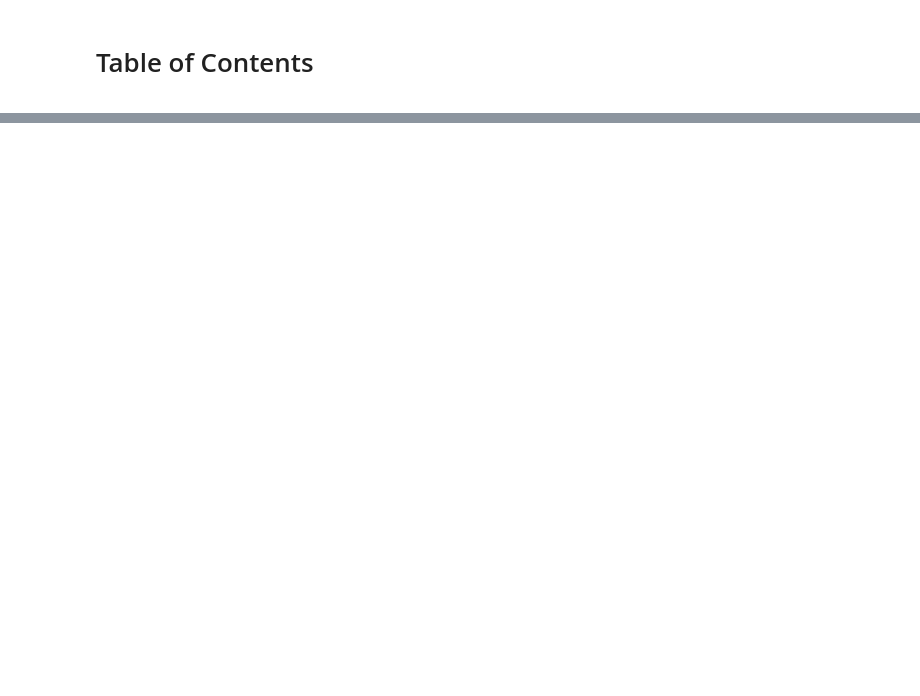
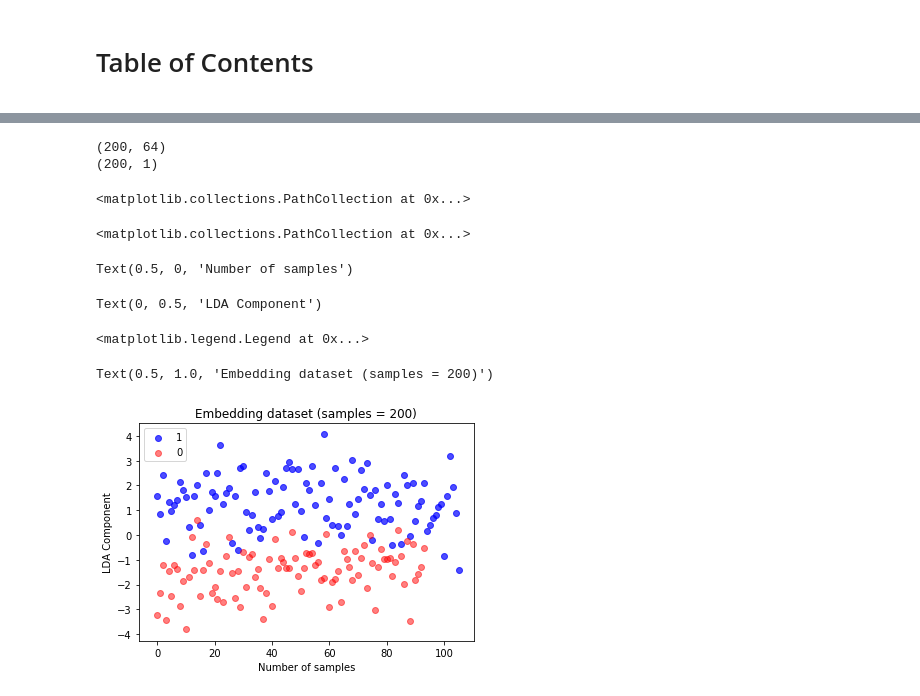
Before and after one commit to timpostuvan/link-prediction-facebook100, a Jupyter notebook: Feature Analysis.ipynb, the cells around one changed output, grey strips where cells are left out. Cells and saved outputs as stored; diff of their text form; code cells hidden in the pictures; blank space fills up the shorter version.

```diff
--- a/Feature Analysis.ipynb
+++ b/Feature Analysis.ipynb
@@ -403,0 +73,26 @@ test_data.to_csv('node2vec_test.csv.gz', compression='gzip',index=False,sep='\t'
+# %%
+print(X.shape)
+lda = LinearDiscriminantAnalysis()
+X_lda = lda.fit(X, y).transform(X)
+print(X_lda.shape)
+ones = y==1
+zeros = y==0
+
+plt.scatter(x=list(range(X_lda[ones].shape[0])),y=X_lda[ones],c='b',alpha=0.7,label='1')
+plt.scatter(x=list(range(X_lda[zeros].shape[0])),y=X_lda[zeros],c='r',alpha=0.5,label='0')
+plt.xlabel("Number of samples")
+plt.ylabel("LDA Component")
+plt.legend(loc='best')
+plt.title('Embedding dataset (samples = 200)')
+plt.savefig('emblda')
+plt.show()
+# %% [output]
+(200, 64)
+(200, 1)
+<matplotlib.collections.PathCollection at 0x...>
+<matplotlib.collections.PathCollection at 0x...>
+Text(0.5, 0, 'Number of samples')
+Text(0, 0.5, 'LDA Component')
+<matplotlib.legend.Legend at 0x...>
+Text(0.5, 1.0, 'Embedding dataset (samples = 200)')
+[figure, added]
```
Also changed, not shown: parts of 40 cells of this notebook, 27 other files.
